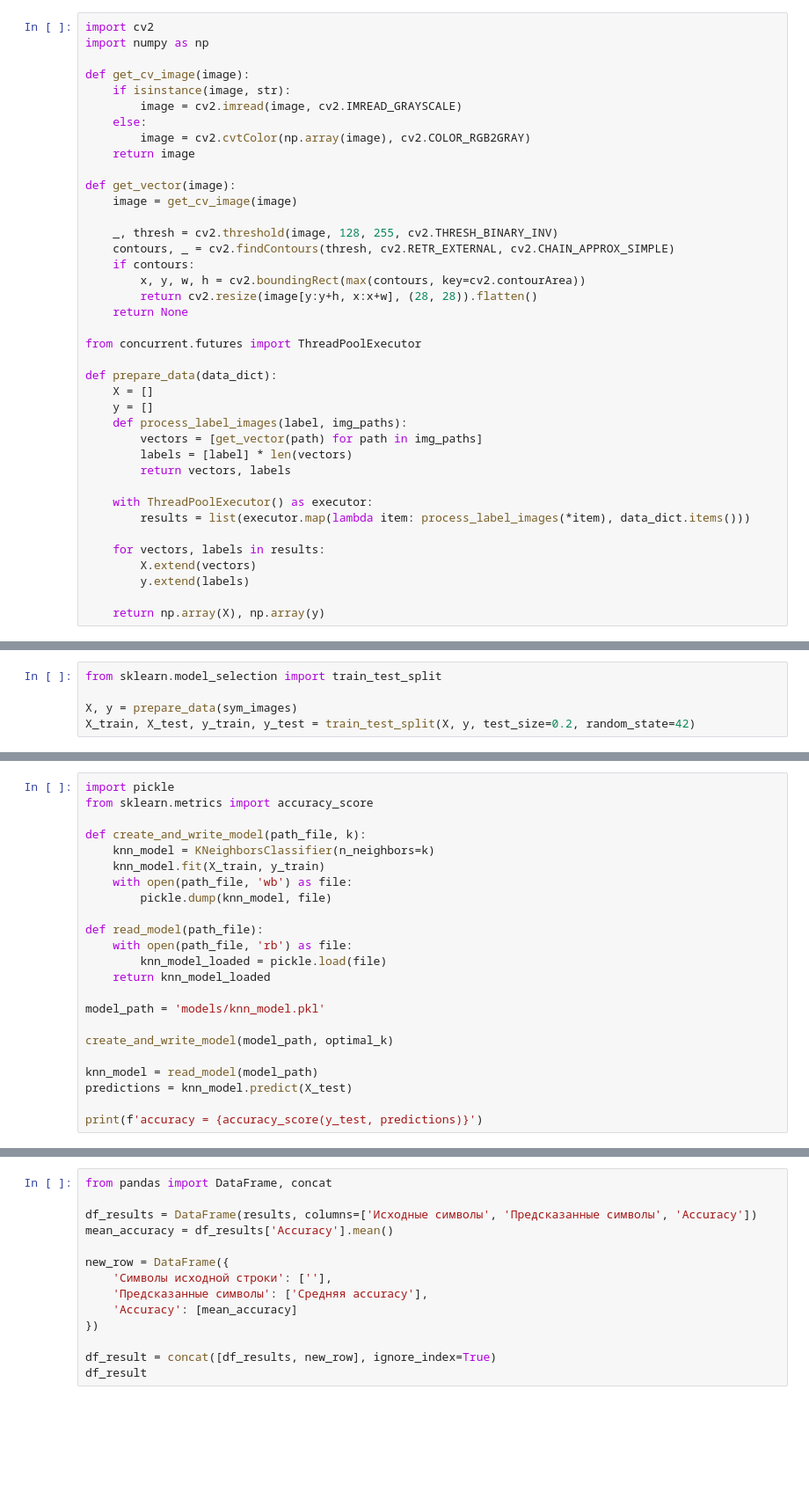
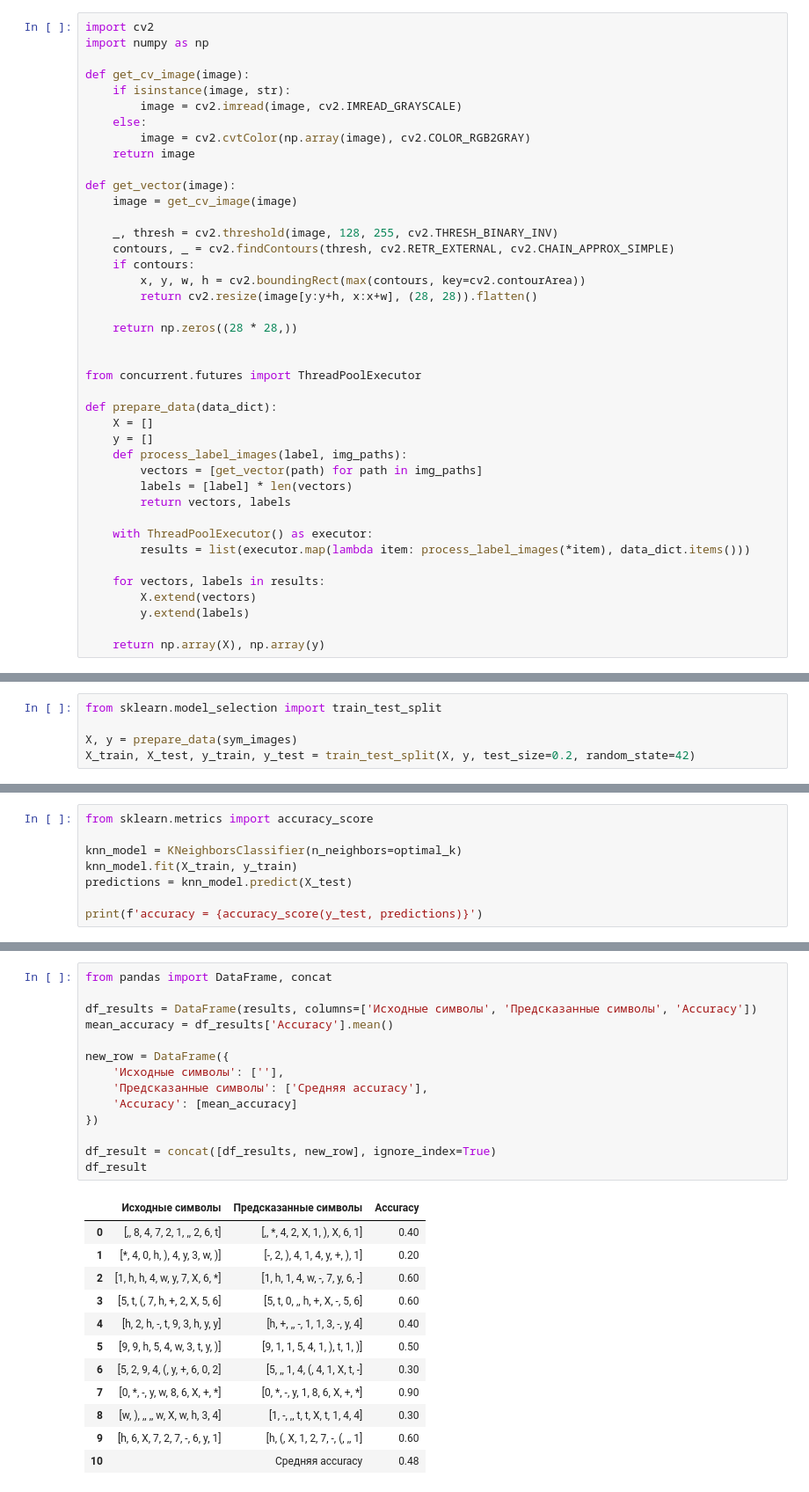
Before and after one commit to Godlaa/MO-and-Neuro, a Jupyter notebook: AIM_practice_3_validation_to_number_sequence.ipynb, the cells around one changed output, grey strips where cells are left out. Shown at 88% size. Saved outputs shown, nothing was run; the diff lists cells and outputs as text; blank space fills up the shorter version.

```diff
--- a/AIM_practice_3_validation_to_number_sequence.ipynb
+++ b/AIM_practice_3_validation_to_number_sequence.ipynb
@@ -103,7 +101,9 @@ def get_vector(image):
     if contours:
         x, y, w, h = cv2.boundingRect(max(contours, key=cv2.contourArea))
         return cv2.resize(image[y:y+h, x:x+w], (28, 28)).flatten()
-    return None
+
+    return np.zeros((28 * 28,))
+
 
 from concurrent.futures import ThreadPoolExecutor
 
@@ -147,23 +147,8 @@ print(f'optimal_k = {optimal_k}')
 # %%
-import pickle
 from sklearn.metrics import accuracy_score
 
-def create_and_write_model(path_file, k):
-    knn_model = KNeighborsClassifier(n_neighbors=k)
-    knn_model.fit(X_train, y_train)
-    with open(path_file, 'wb') as file:
-        pickle.dump(knn_model, file)
-
-def read_model(path_file):
-    with open(path_file, 'rb') as file:
-        knn_model_loaded = pickle.load(file)
-    return knn_model_loaded
-
-model_path = 'models/knn_model.pkl'
-
-create_and_write_model(model_path, optimal_k)
-
-knn_model = read_model(model_path)
+knn_model = KNeighborsClassifier(n_neighbors=optimal_k)
+knn_model.fit(X_train, y_train)
 predictions = knn_model.predict(X_test)
 
 print(f'accuracy = {accuracy_score(y_test, predictions)}')
@@ -258,17 +256,30 @@ for string, img_path in my_images_paths.items():
 # %%
 from pandas import DataFrame, concat
 
 df_results = DataFrame(results, columns=['Исходные символы', 'Предсказанные символы', 'Accuracy'])
 mean_accuracy = df_results['Accuracy'].mean()
 
 new_row = DataFrame({
-    'Символы исходной строки': [''],
+    'Исходные символы': [''],
     'Предсказанные символы': ['Средняя accuracy'],
     'Accuracy': [mean_accuracy]
 })
 
 df_result = concat([df_results, new_row], ignore_index=True)
 df_result
+# %% [output]
+|  | Исходные символы | Предсказанные символы | Accuracy |
+| 0 | [,, 8, 4, 7, 2, 1, ,, 2, 6, t] | [,, *, 4, 2, X, 1, ), X, 6, 1] | 0.40 |
+| 1 | [*, 4, 0, h, ), 4, y, 3, w, )] | [-, 2, ), 4, 1, 4, y, +, ), 1] | 0.20 |
+| 2 | [1, h, h, 4, w, y, 7, X, 6, *] | [1, h, 1, 4, w, -, 7, y, 6, -] | 0.60 |
+| 3 | [5, t, (, 7, h, +, 2, X, 5, 6] | [5, t, 0, ,, h, +, X, -, 5, 6] | 0.60 |
+| 4 | [h, 2, h, -, t, 9, 3, h, y, y] | [h, +, ,, -, 1, 1, 3, -, y, 4] | 0.40 |
+| 5 | [9, 9, h, 5, 4, w, 3, t, y, )] | [9, 1, 1, 5, 4, 1, ), t, 1, )] | 0.50 |
+| 6 | [5, 2, 9, 4, (, y, +, 6, 0, 2] | [5, ,, 1, 4, (, 4, 1, X, t, -] | 0.30 |
+| 7 | [0, *, -, y, w, 8, 6, X, +, *] | [0, *, -, y, 1, 8, 6, X, +, *] | 0.90 |
+| 8 | [w, ), ,, ,, w, X, w, h, 3, 4] | [1, -, ,, t, t, X, t, 1, 4, 4] | 0.30 |
+| 9 | [h, 6, X, 7, 2, 7, -, 6, y, 1] | [h, (, X, 1, 2, 7, -, (, ,, 1] | 0.60 |
+| 10 |  | Средняя accuracy | 0.48 |
 # %%
 import editdistance
 
```
Also changed, not shown: parts of 8 cells of this notebook.
